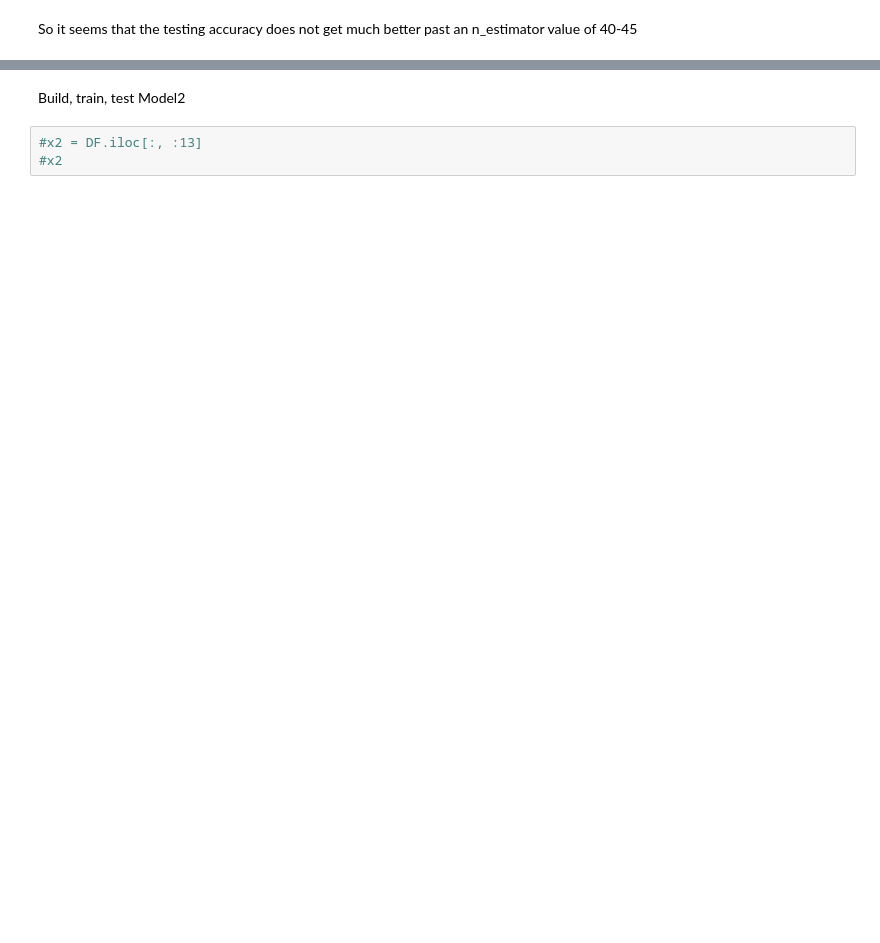
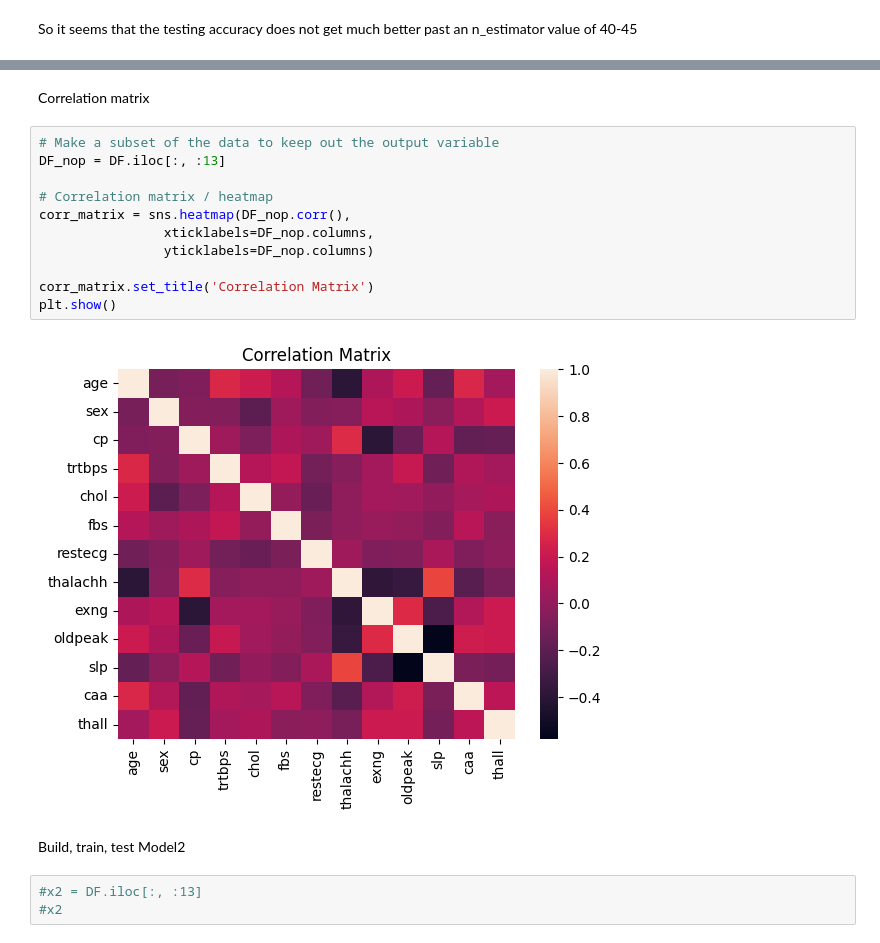
Before and after one commit to GacildaAnne/DatascienceExam, a Jupyter notebook: ExamVS.ipynb, the cells around one changed output, grey strips where cells are left out. Cells and saved outputs as stored; diff of their text form; blank space fills up the shorter version.

```diff
--- a/ExamVS.ipynb
+++ b/ExamVS.ipynb
@@ -223,3 +242,18 @@ pd.DataFrame(model1.feature_importances_, index=x_train.columns).sort_values(by=
+# %% [markdown]
+Correlation matrix
+# %%
+# Make a subset of the data to keep out the output variable
+DF_nop = DF.iloc[:, :13]
+
+# Correlation matrix / heatmap
+corr_matrix = sns.heatmap(DF_nop.corr(),
+                xticklabels=DF_nop.columns,
+                yticklabels=DF_nop.columns)
+
+corr_matrix.set_title('Correlation Matrix')
+plt.show()
+# %% [output]
+[figure, added]
 # %% [markdown]
 Build, train, test Model2
 # %%
```
Also changed, not shown: parts of 13 cells of this notebook, 1 other file.
